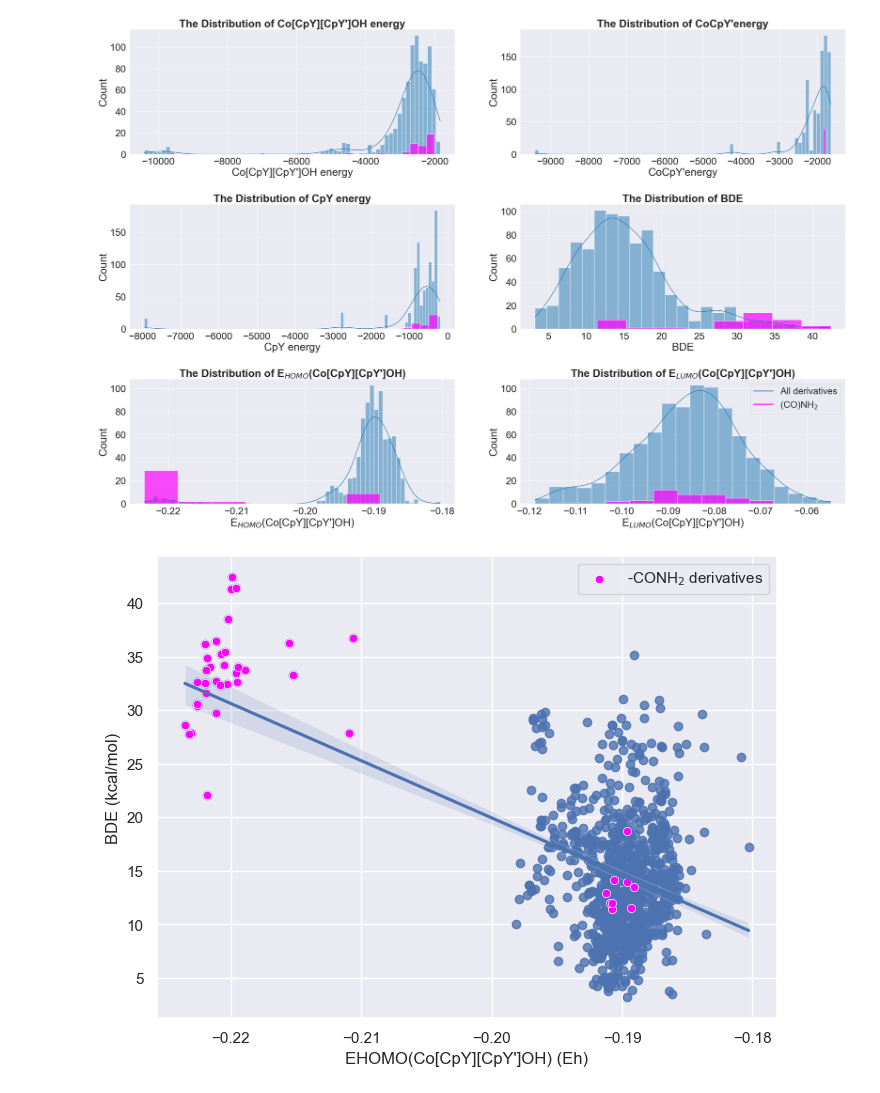
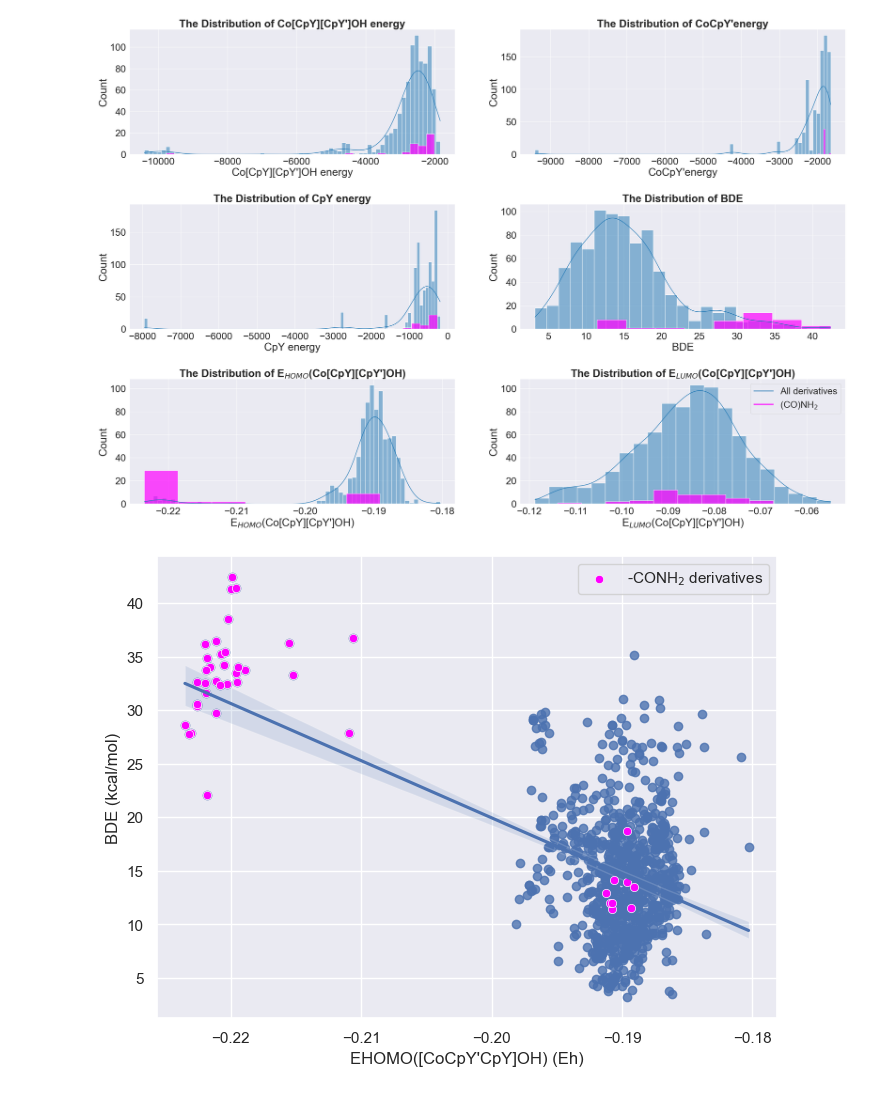
Before and after one commit to sheha919/Cobaltocenium_project, a Jupyter notebook: bdeVsfeatures_new.ipynb, the cells around one changed output. Cells and saved outputs as stored; diff of their text form; code cells hidden in the pictures.

Commit message:
add modifications to the images

```diff
--- a/bdeVsfeatures_new.ipynb
+++ b/bdeVsfeatures_new.ipynb
@@ -304,12 +304,13 @@ plt.savefig('complex_feat.png')
 # %%
 sns.set(font_scale=1)
 plt.figure(figsize=(8,6))
 sns.regplot(data = ml_df, x = "EHOMO(Co[CpY][CpY']OH) (Eh)" , y = 'BDE (kcal/mol)')
 sns.scatterplot(data = conh2_df, x = "EHOMO(Co[CpY][CpY']OH) (Eh)" , y = 'BDE (kcal/mol)',
                     color = 'magenta', label = "-CONH$_2$ derivatives")
+plt.xlabel("EHOMO([CoCpY'CpY]OH) (Eh)")
 #plt.xlabel("E$_{HOMO}$(Co[CpY][CpY']OH)")
 plt.legend()
 #plt.title(f'BDE Vs {i}', fontsize = 18, fontweight = 'bold')
 plt.savefig('bdeVScomplexhomo.png')
 # %% [output]
-[figure, old version]
+[figure, new version]
```
Also changed, not shown: parts of 2 cells of this notebook, 21 other files.
